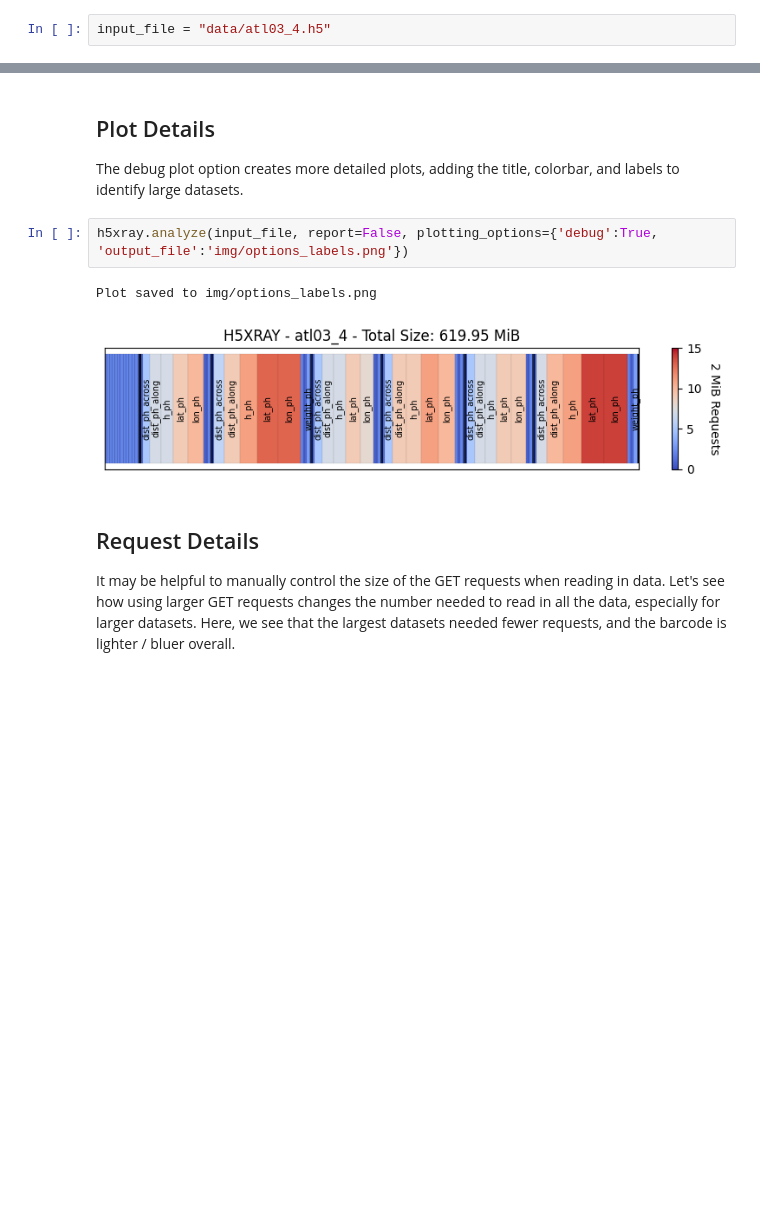
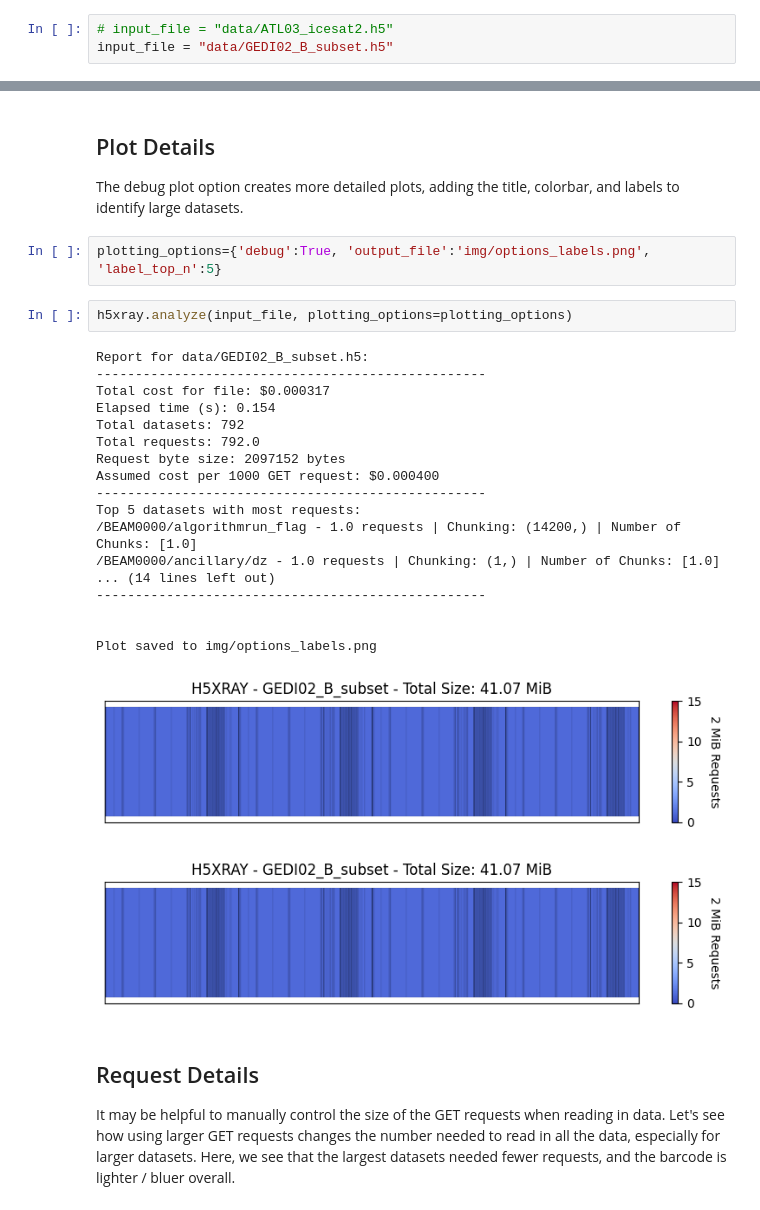
Before and after one commit to jonm3D/h5xray, a Jupyter notebook: examples/demo.ipynb, the cells around one changed output, grey strips where cells are left out. Cells and saved outputs as stored; diff of their text form; blank space fills up the shorter version.

```diff
--- a/examples/demo.ipynb
+++ b/examples/demo.ipynb
@@ -26,5 +27,6 @@ from h5xray import h5xray
 # %%
-input_file = "data/atl03_4.h5"
+# input_file = "data/ATL03_icesat2.h5"
+input_file = "data/GEDI02_B_subset.h5"
 # %%
 # main function for notebook interaction
 help(h5xray.analyze)
@@ -79,11 +99,30 @@ Plot saved to img/barcode.png
 # %% [markdown]
 ## Plot Details
 The debug plot option creates more detailed plots, adding the title, colorbar, and labels to identify large datasets.
+# %%
+plotting_options={'debug':True, 'output_file':'img/options_labels.png', 'label_top_n':5}
 # %%
-h5xray.analyze(input_file, report=False, plotting_options={'debug':True, 'output_file':'img/options_labels.png'})
+h5xray.analyze(input_file, plotting_options=plotting_options)
 # %% [output]
+Report for data/GEDI02_B_subset.h5:
+--------------------------------------------------
+Total cost for file: $0.000317
+Elapsed time (s): 0.154
+Total datasets: 792
+Total requests: 792.0
+Request byte size: 2097152 bytes
+Assumed cost per 1000 GET request: $0.000400
+--------------------------------------------------
+Top 5 datasets with most requests:
+/BEAM0000/algorithmrun_flag - 1.0 requests | Chunking: (14200,) | Number of Chunks: [1.0]
+/BEAM0000/ancillary/dz - 1.0 requests | Chunking: (1,) | Number of Chunks: [1.0]
+... (14 lines left out)
+--------------------------------------------------
+
+
 Plot saved to img/options_labels.png
-[figure, old version]
+[figure, new version]
+[figure, added]
 # %% [markdown]
 ## Request Details
 It may be helpful to manually control the size of the GET requests when reading in data. Let's see how using larger GET requests changes the number needed to read in all the data, especially for larger datasets. Here, we see that the largest datasets needed fewer requests, and the barcode is lighter / bluer overall.
```
Also changed, not shown: parts of 7 cells of this notebook, 11 other files.
